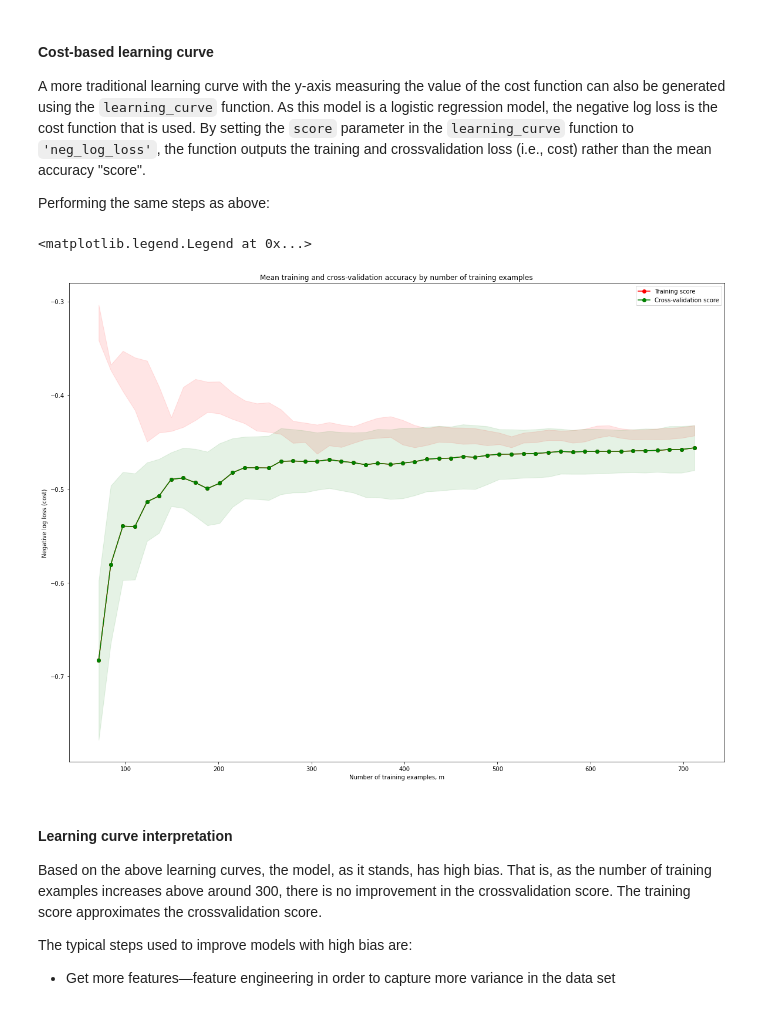
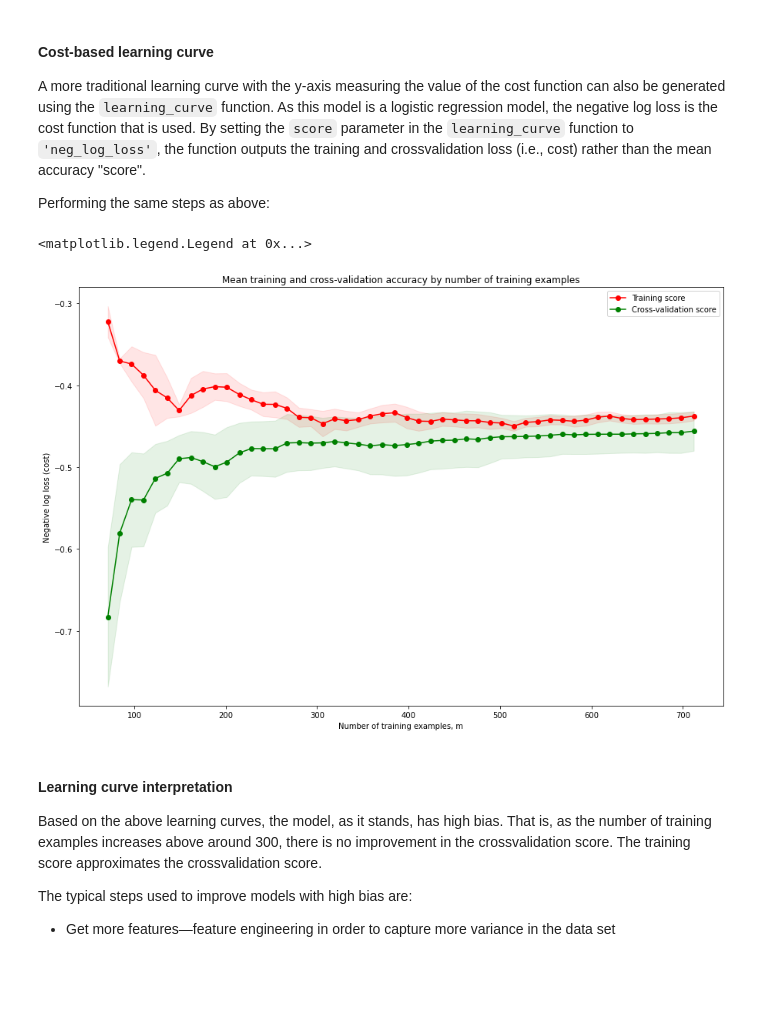
Before and after one commit to mazin-abdelghany/kaggle-learning, a Jupyter notebook: titanic/1_titanic.ipynb, the cells around one changed output. Drawn from its saved outputs; the diff is of its cells as text; code cells hidden in the pictures; blank space fills up the shorter version.

Commit message:
Correct plot render and layout of learning curves

```diff
--- a/titanic/1_titanic.ipynb
+++ b/titanic/1_titanic.ipynb
@@ -790,40 +790,40 @@ train_loss_std1 = np.std(train_loss1, axis=1)
 test_loss_mean1 = np.mean(test_loss1, axis=1)
 test_loss_std1 = np.std(test_loss1, axis=1)
 # %%
-fig1, ax = plt.subplots(figsize=(20, 15))
+fig1, ax = plt.subplots(figsize=(15, 10))
 
 # show the standard deviation error bars for the training error
 ax.fill_between(
     train_sizes,
     train_loss_mean1 - train_loss_std1,
     train_loss_mean1 + train_loss_std1,
     alpha=0.1,
     color="r",
 )
 
 # show the standard deviation error bars for the testing error
 ax.fill_between(
     train_sizes,
     test_loss_mean1 - test_loss_std1,
     test_loss_mean1 + test_loss_std1,
     alpha=0.1,
     color="g",
 )
 
 # plot the errors
 ax.plot(train_sizes, train_loss_mean1, "o-", color="r", label="Training score")
 ax.plot(train_sizes, test_loss_mean1, "o-", color="g", label="Cross-validation score")
 
 # label the plot
 ax.set_title('Mean training and cross-validation accuracy by number of training examples')
 ax.set_ylabel('Negative log loss (cost)')
 ax.set_xlabel('Number of training examples, m')
 
 # set the legend location
 ax.legend(loc="best")
 # %% [output]
 <matplotlib.legend.Legend at 0x...>
-[figure, old version]
+[figure, new version]
 # %% [markdown]
 #### Learning curve interpretation <a id='learning-curve-interpretation'></a>
 
```
Also changed, not shown: parts of 3 cells of this notebook.
